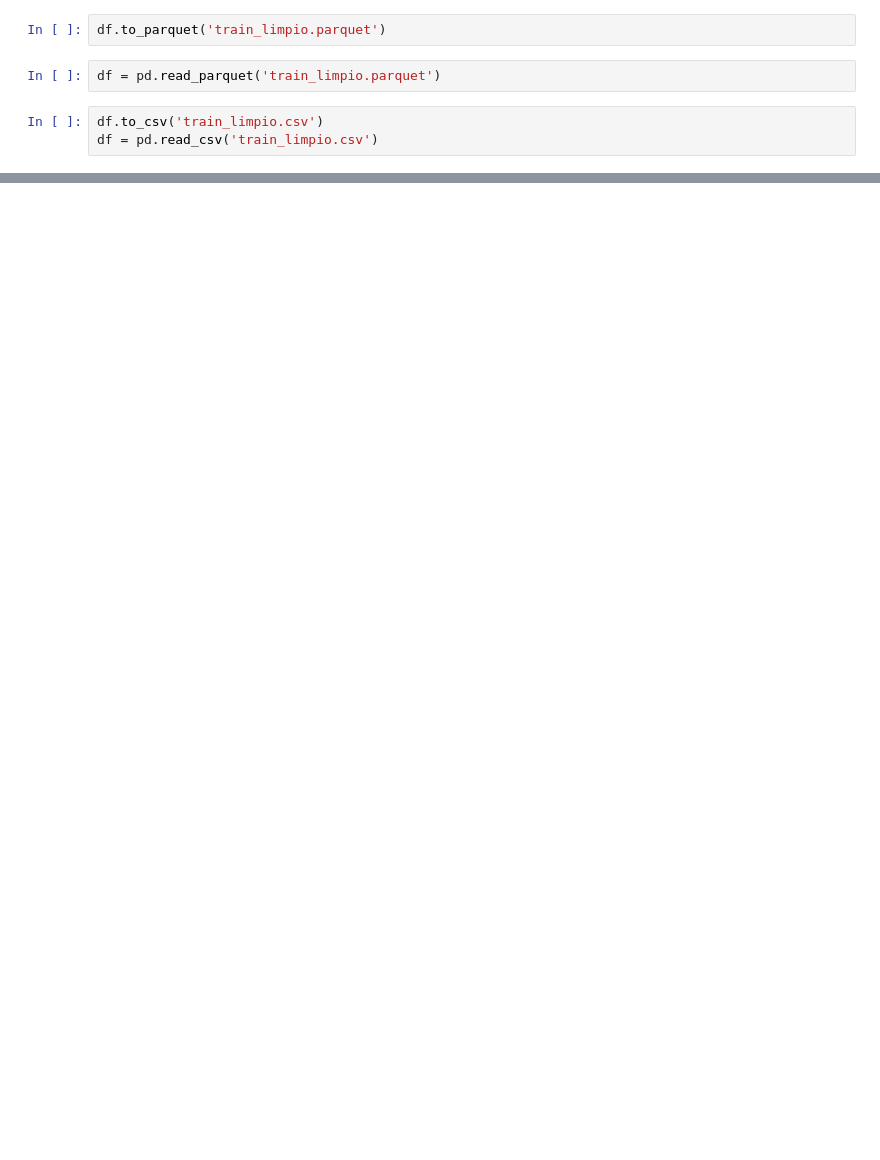
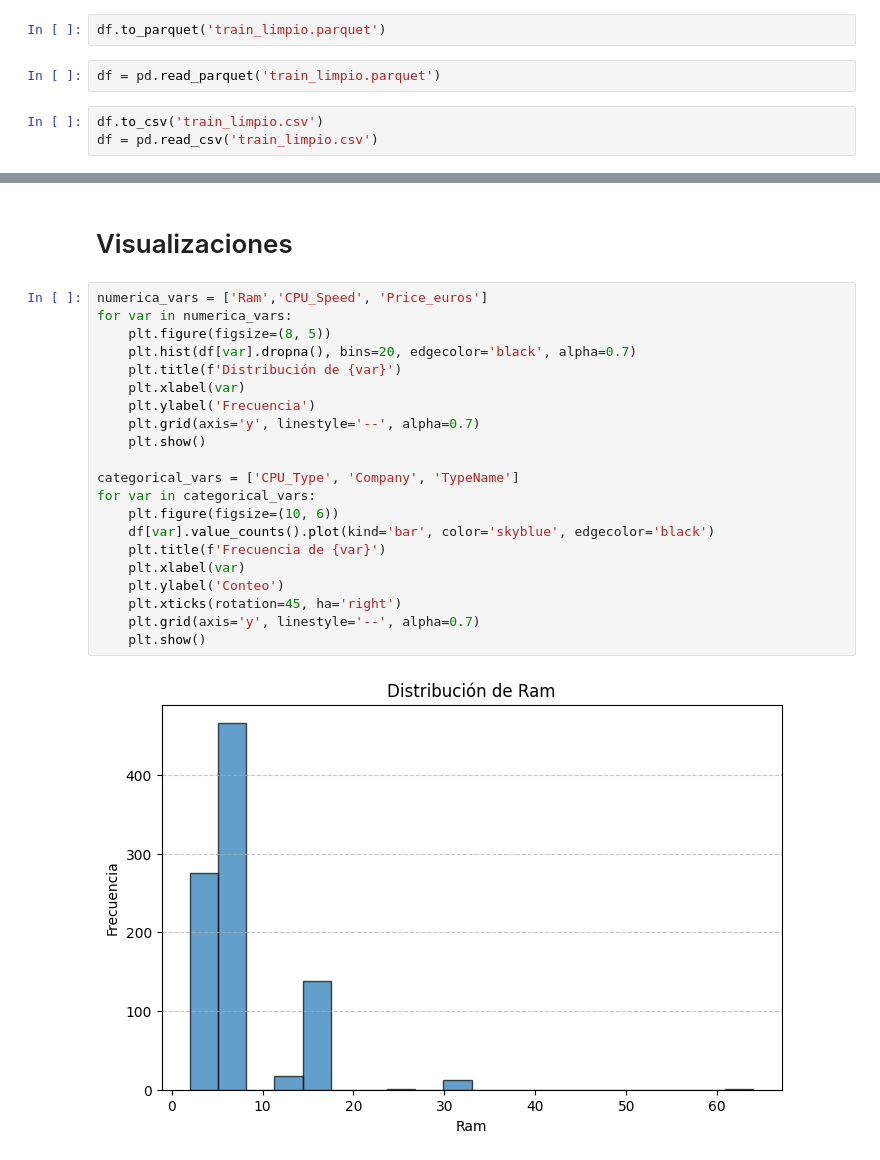
Before and after one commit to andreszaragoza/Train_Eda, a Jupyter notebook: notebooks/Analisis.ipynb, the cells around one changed output, grey strips where cells are left out. Saved outputs shown, nothing was run; the diff lists cells and outputs as text; blank space fills up the shorter version.

```diff
--- a/notebooks/Analisis.ipynb
+++ b/notebooks/Analisis.ipynb
@@ -242,0 +373,25 @@ df = pd.read_csv('train_limpio.csv')
+# %% [markdown]
+# Visualizaciones
+# %%
+numerica_vars = ['Ram','CPU_Speed', 'Price_euros']
+for var in numerica_vars:
+    plt.figure(figsize=(8, 5))
+    plt.hist(df[var].dropna(), bins=20, edgecolor='black', alpha=0.7)
+    plt.title(f'Distribución de {var}')
+    plt.xlabel(var)
+    plt.ylabel('Frecuencia')
+    plt.grid(axis='y', linestyle='--', alpha=0.7)
+    plt.show()
+
+categorical_vars = ['CPU_Type', 'Company', 'TypeName']
+for var in categorical_vars:
+    plt.figure(figsize=(10, 6))
+    df[var].value_counts().plot(kind='bar', color='skyblue', edgecolor='black')
+    plt.title(f'Frecuencia de {var}')
+    plt.xlabel(var)
+    plt.ylabel('Conteo')
+    plt.xticks(rotation=45, ha='right')
+    plt.grid(axis='y', linestyle='--', alpha=0.7)
+    plt.show()
+# %% [output]
+[figure, added]
```
Also changed, not shown: parts of 26 cells of this notebook, 4 other files.
